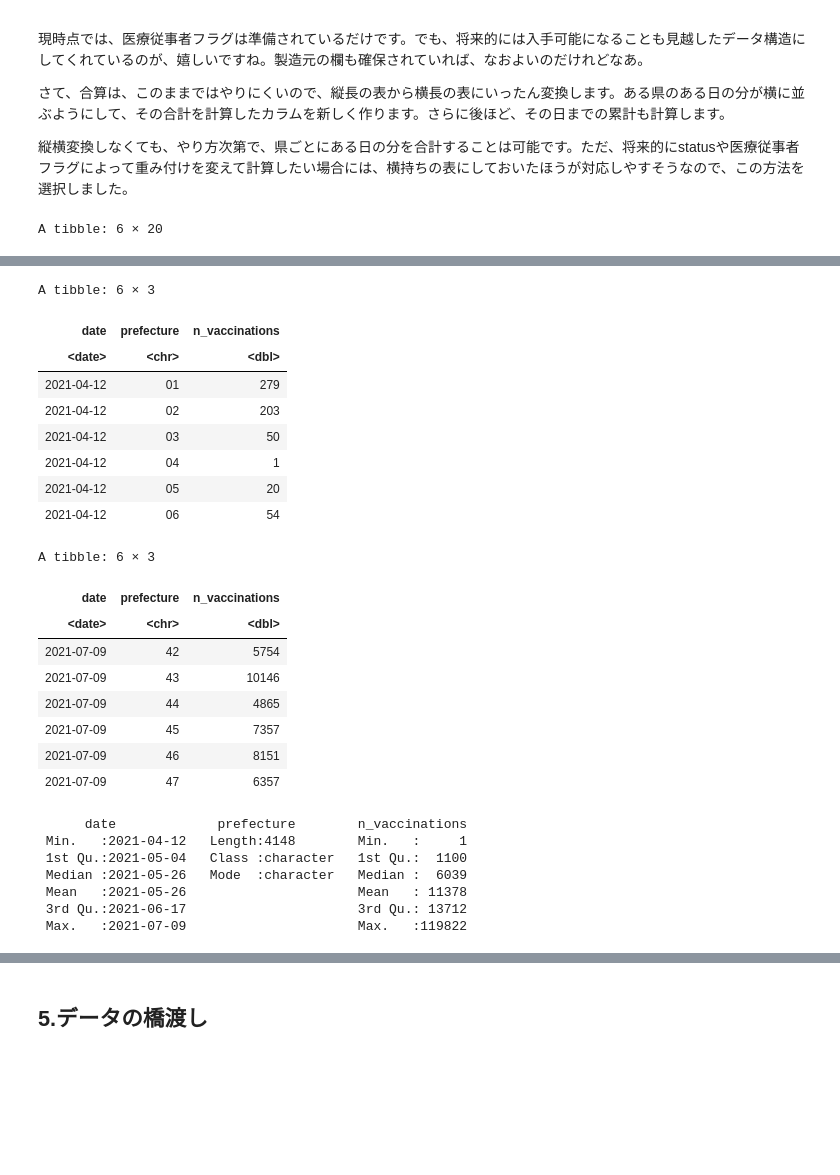
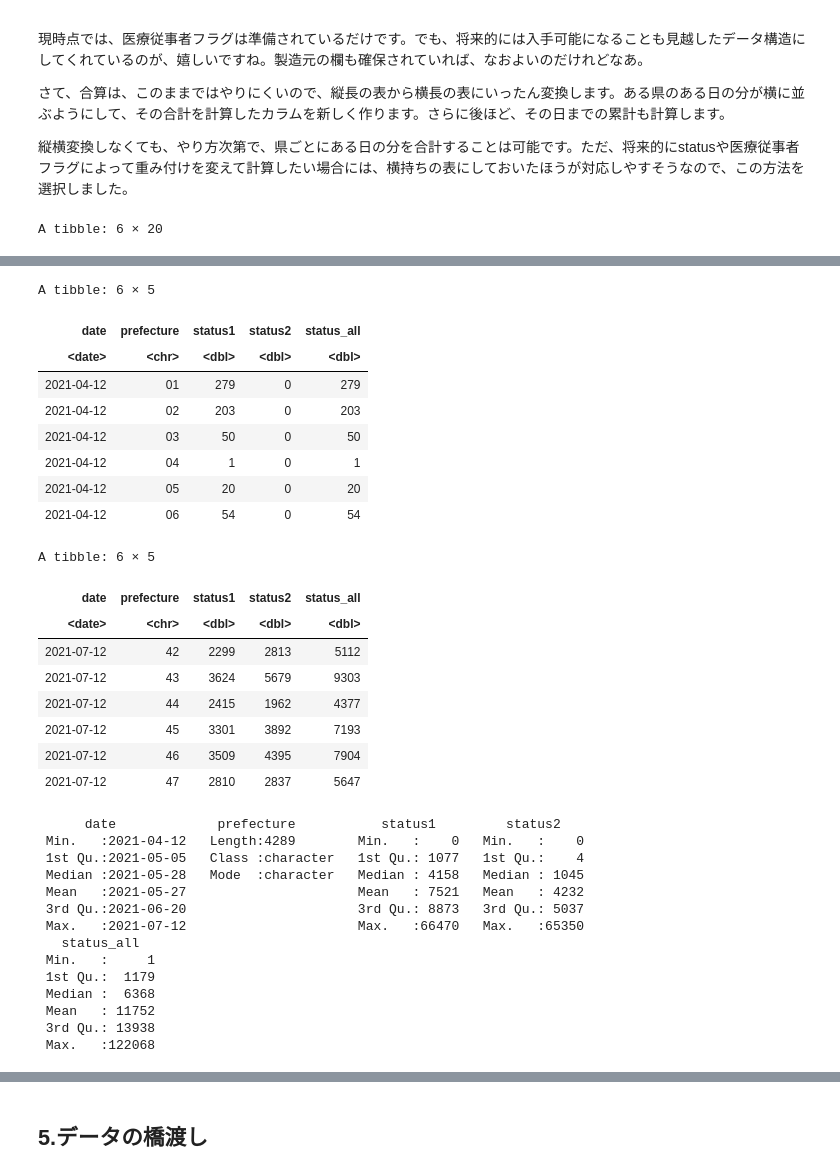
Before and after one commit to yoshitoG/nicar21_first_python_notebook, a Jupyter notebook: 【課外補講0710】ワクチン接種と新規感染者数の関係を見たい.ipynb, the cells around one changed output, grey strips where cells are left out. Drawn from its saved outputs; the diff is of its cells as text; code cells hidden in the pictures; blank space fills up the shorter version.

```diff
--- a/【課外補講0710】ワクチン接種と新規感染者数の関係を見たい.ipynb
+++ b/【課外補講0710】ワクチン接種と新規感染者数の関係を見たい.ipynb
@@ -384,61 +369,70 @@ cio_wide <- cio_data %>%
     )
 # こんな表になった
 head(cio_wide)
 
 # ある県の１日あたりの接種を合算。１回目か２回目か、１回で完了かは区別せずに単純合算。
 vaccinations <- cio_wide %>%
     transmute(
 # date,prefectureのカラムはそのまま残す。
         date,
         prefecture,
-# 各カテゴリーの接種回数を合算したカラムを作る。
-        n_vaccinations  = select(., contains("_")) %>%
-        rowSums(na.rm = TRUE)
+# ステータスで区分して集計するために、以下の２行を追加した。
+        status1 = select(., starts_with("1")) %>% rowSums(na.rm = TRUE),
+        status2 = select(., starts_with("2")) %>% rowSums(na.rm = TRUE),
+# 各カテゴリーの接種回数を合算したカラムも作る。
+        status_all  = select(., contains("_")) %>% rowSums(na.rm = TRUE)
     )
 
 # ここで結果を見てみる。初日の北海道は279件、青森県は203件。
 head(vaccinations)
 # 沖縄の直近の日付も合っているようだ。
 tail(vaccinations)
 summary(vaccinations)
 
 # 不要なデータを消す。
 rm(cio_data, cio_wide)
 # %% [output]
 A tibble: 6 × 20
 | date | prefecture | 1_F_-64_FALSE | 1_F_65-_FALSE | 1_M_-64_FALSE | 1_M_65-_FALSE | 1_U_-64_FALSE | 1_U_UNK_FALSE | ... |
 | <date> | <chr> | <int> | <int> | <int> | <int> | <int> | <int> | ... |
 | 2021-04-12 | 01 | 113 | 88 | 39 | 26 | 12 | 1 | ... |
 | 2021-04-12 | 02 | 3 | 137 | 2 | 54 | NA | 7 | ... |
 | 2021-04-12 | 03 | NA | 23 | NA | 27 | NA | NA | ... |
 | 2021-04-12 | 04 | 1 | NA | NA | NA | NA | NA | ... |
 | 2021-04-12 | 05 | 13 | 4 | 3 | NA | NA | NA | ... |
 | 2021-04-12 | 06 | 10 | 23 | 3 | 17 | NA | 1 | ... |
-A tibble: 6 × 3
+A tibble: 6 × 5
-| date | prefecture | n_vaccinations |
-| <date> | <chr> | <dbl> |
-| 2021-04-12 | 01 | 279 |
-| 2021-04-12 | 02 | 203 |
-| 2021-04-12 | 03 | 50 |
-| 2021-04-12 | 04 | 1 |
-| 2021-04-12 | 05 | 20 |
-| 2021-04-12 | 06 | 54 |
+| date | prefecture | status1 | status2 | status_all |
+| <date> | <chr> | <dbl> | <dbl> | <dbl> |
+| 2021-04-12 | 01 | 279 | 0 | 279 |
+| 2021-04-12 | 02 | 203 | 0 | 203 |
+| 2021-04-12 | 03 | 50 | 0 | 50 |
+| 2021-04-12 | 04 | 1 | 0 | 1 |
+| 2021-04-12 | 05 | 20 | 0 | 20 |
+| 2021-04-12 | 06 | 54 | 0 | 54 |
-A tibble: 6 × 3
+A tibble: 6 × 5
-| date | prefecture | n_vaccinations |
-| <date> | <chr> | <dbl> |
-| 2021-07-09 | 42 | 5754 |
-| 2021-07-09 | 43 | 10146 |
-| 2021-07-09 | 44 | 4865 |
-| 2021-07-09 | 45 | 7357 |
-| 2021-07-09 | 46 | 8151 |
-| 2021-07-09 | 47 | 6357 |
+| date | prefecture | status1 | status2 | status_all |
+| <date> | <chr> | <dbl> | <dbl> | <dbl> |
+| 2021-07-12 | 42 | 2299 | 2813 | 5112 |
+| 2021-07-12 | 43 | 3624 | 5679 | 9303 |
+| 2021-07-12 | 44 | 2415 | 1962 | 4377 |
+| 2021-07-12 | 45 | 3301 | 3892 | 7193 |
+| 2021-07-12 | 46 | 3509 | 4395 | 7904 |
+| 2021-07-12 | 47 | 2810 | 2837 | 5647 |
-      date             prefecture        n_vaccinations
- Min.   :2021-04-12   Length:4148        Min.   :     1
- 1st Qu.:2021-05-04   Class :character   1st Qu.:  1100
- Median :2021-05-26   Mode  :character   Median :  6039
- Mean   :2021-05-26                      Mean   : 11378
- 3rd Qu.:2021-06-17                      3rd Qu.: 13712
- Max.   :2021-07-09                      Max.   :119822
+      date             prefecture           status1         status2
+ Min.   :2021-04-12   Length:4289        Min.   :    0   Min.   :    0
+ 1st Qu.:2021-05-05   Class :character   1st Qu.: 1077   1st Qu.:    4
+ Median :2021-05-28   Mode  :character   Median : 4158   Median : 1045
+ Mean   :2021-05-27                      Mean   : 7521   Mean   : 4232
+ 3rd Qu.:2021-06-20                      3rd Qu.: 8873   3rd Qu.: 5037
+ Max.   :2021-07-12                      Max.   :66470   Max.   :65350
+   status_all
+ Min.   :     1
+ 1st Qu.:  1179
+ Median :  6368
+ Mean   : 11752
+ 3rd Qu.: 13938
+ Max.   :122068
 # %% [markdown]
 ### 4.4. 全国計を計算する
 全国計は、接種件数の場合は別にデータがあるわけではなく、各都道府県の数字を合算すればよさそうです。感染者数とは違い、客船のようなケースはないからでしょうか。
```
Also changed, not shown: parts of 34 cells of this notebook.
